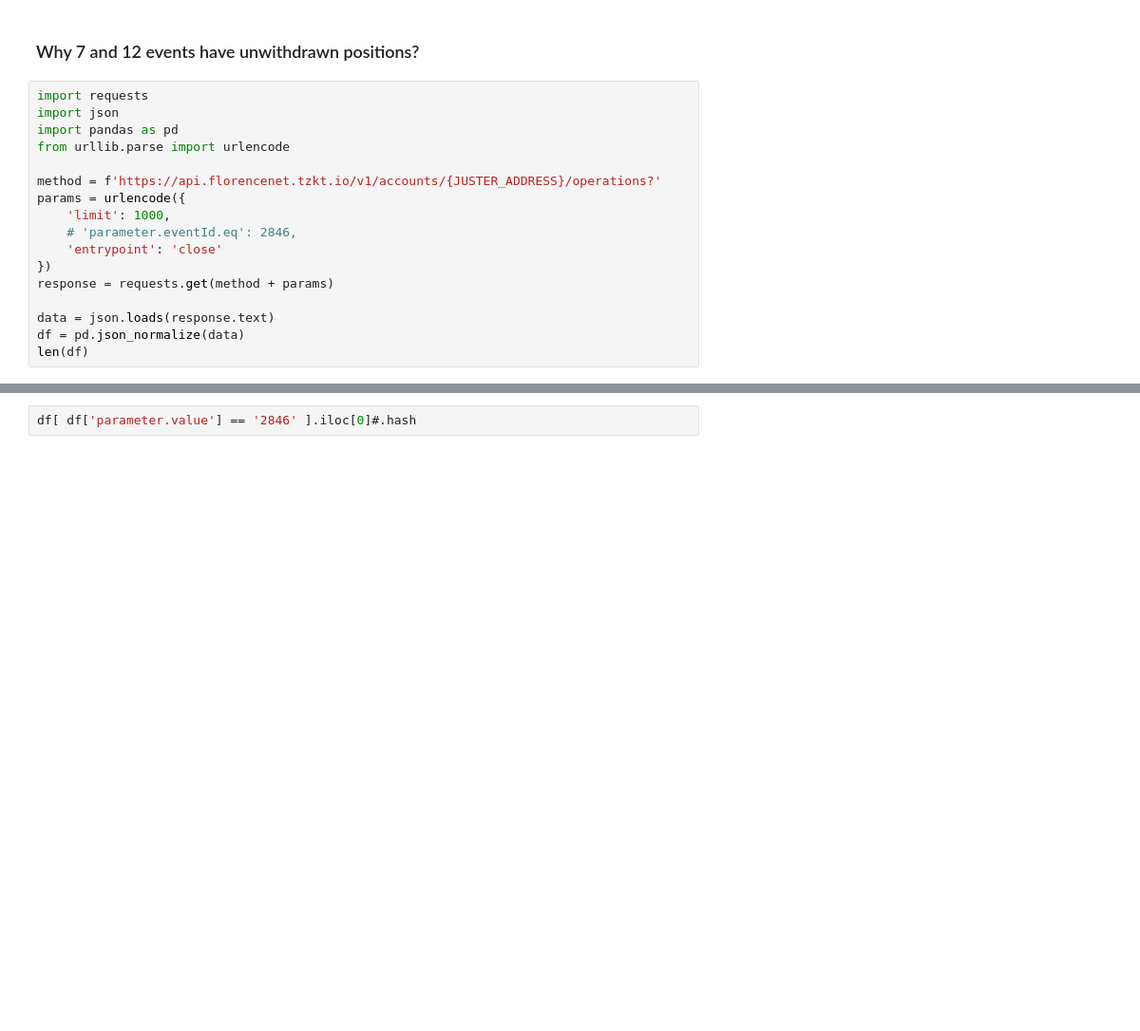
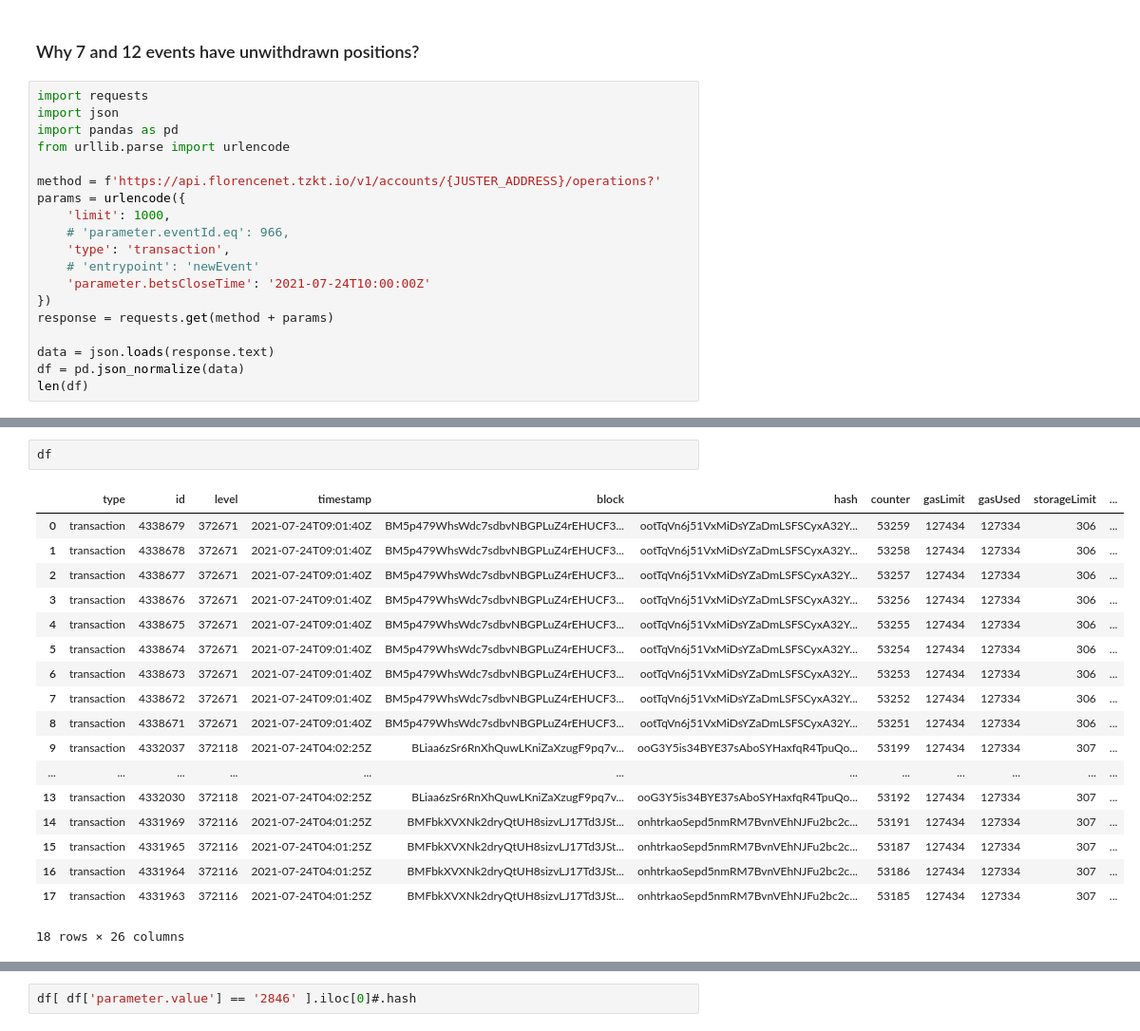
Before and after one commit to juster-finance/juster-core, a Jupyter notebook: projects/2021-07-19-juster-maker-proto/juster-maker-proto.ipynb, the cells around one changed output, grey strips where cells are left out. Shown at 95% size. Saved outputs shown, nothing was run; the diff lists cells and outputs as text; blank space fills up the shorter version.

```diff
--- a/projects/2021-07-19-juster-maker-proto/juster-maker-proto.ipynb
+++ b/projects/2021-07-19-juster-maker-proto/juster-maker-proto.ipynb
@@ -36,8 +36,10 @@ from urllib.parse import urlencode
 method = f'https://api.florencenet.tzkt.io/v1/accounts/{JUSTER_ADDRESS}/operations?'
 params = urlencode({
     'limit': 1000,
-    # 'parameter.eventId.eq': 2846,
-    'entrypoint': 'close'
+    # 'parameter.eventId.eq': 966,
+    'type': 'transaction',
+    # 'entrypoint': 'newEvent'
+    'parameter.betsCloseTime': '2021-07-24T10:00:00Z'
 })
 response = requests.get(method + params)
 
@@ -48,0 +71,21 @@ len(df)
+# %%
+df
+# %% [output]
+|  | type | id | level | timestamp | block | hash | counter | gasLimit | gasUsed | storageLimit | ... |
+| 0 | transaction | 4338679 | 372671 | 2021-07-24T09:01:40Z | BM5p479WhsWdc7sdbvNBGPLuZ4rEHUCF3... | ootTqVn6j51VxMiDsYZaDmLSFSCyxA32Y... | 53259 | 127434 | 127334 | 306 | ... |
+| 1 | transaction | 4338678 | 372671 | 2021-07-24T09:01:40Z | BM5p479WhsWdc7sdbvNBGPLuZ4rEHUCF3... | ootTqVn6j51VxMiDsYZaDmLSFSCyxA32Y... | 53258 | 127434 | 127334 | 306 | ... |
+| 2 | transaction | 4338677 | 372671 | 2021-07-24T09:01:40Z | BM5p479WhsWdc7sdbvNBGPLuZ4rEHUCF3... | ootTqVn6j51VxMiDsYZaDmLSFSCyxA32Y... | 53257 | 127434 | 127334 | 306 | ... |
+| 3 | transaction | 4338676 | 372671 | 2021-07-24T09:01:40Z | BM5p479WhsWdc7sdbvNBGPLuZ4rEHUCF3... | ootTqVn6j51VxMiDsYZaDmLSFSCyxA32Y... | 53256 | 127434 | 127334 | 306 | ... |
+| 4 | transaction | 4338675 | 372671 | 2021-07-24T09:01:40Z | BM5p479WhsWdc7sdbvNBGPLuZ4rEHUCF3... | ootTqVn6j51VxMiDsYZaDmLSFSCyxA32Y... | 53255 | 127434 | 127334 | 306 | ... |
+| 5 | transaction | 4338674 | 372671 | 2021-07-24T09:01:40Z | BM5p479WhsWdc7sdbvNBGPLuZ4rEHUCF3... | ootTqVn6j51VxMiDsYZaDmLSFSCyxA32Y... | 53254 | 127434 | 127334 | 306 | ... |
+| 6 | transaction | 4338673 | 372671 | 2021-07-24T09:01:40Z | BM5p479WhsWdc7sdbvNBGPLuZ4rEHUCF3... | ootTqVn6j51VxMiDsYZaDmLSFSCyxA32Y... | 53253 | 127434 | 127334 | 306 | ... |
+| 7 | transaction | 4338672 | 372671 | 2021-07-24T09:01:40Z | BM5p479WhsWdc7sdbvNBGPLuZ4rEHUCF3... | ootTqVn6j51VxMiDsYZaDmLSFSCyxA32Y... | 53252 | 127434 | 127334 | 306 | ... |
+| 8 | transaction | 4338671 | 372671 | 2021-07-24T09:01:40Z | BM5p479WhsWdc7sdbvNBGPLuZ4rEHUCF3... | ootTqVn6j51VxMiDsYZaDmLSFSCyxA32Y... | 53251 | 127434 | 127334 | 306 | ... |
+| 9 | transaction | 4332037 | 372118 | 2021-07-24T04:02:25Z | BLiaa6zSr6RnXhQuwLKniZaXzugF9pq7v... | ooG3Y5is34BYE37sAboSYHaxfqR4TpuQo... | 53199 | 127434 | 127334 | 307 | ... |
+| ... | ... | ... | ... | ... | ... | ... | ... | ... | ... | ... | ... |
+| 13 | transaction | 4332030 | 372118 | 2021-07-24T04:02:25Z | BLiaa6zSr6RnXhQuwLKniZaXzugF9pq7v... | ooG3Y5is34BYE37sAboSYHaxfqR4TpuQo... | 53192 | 127434 | 127334 | 307 | ... |
+| 14 | transaction | 4331969 | 372116 | 2021-07-24T04:01:25Z | BMFbkXVXNk2dryQtUH8sizvLJ17Td3JSt... | onhtrkaoSepd5nmRM7BvnVEhNJFu2bc2c... | 53191 | 127434 | 127334 | 307 | ... |
+| 15 | transaction | 4331965 | 372116 | 2021-07-24T04:01:25Z | BMFbkXVXNk2dryQtUH8sizvLJ17Td3JSt... | onhtrkaoSepd5nmRM7BvnVEhNJFu2bc2c... | 53187 | 127434 | 127334 | 307 | ... |
+| 16 | transaction | 4331964 | 372116 | 2021-07-24T04:01:25Z | BMFbkXVXNk2dryQtUH8sizvLJ17Td3JSt... | onhtrkaoSepd5nmRM7BvnVEhNJFu2bc2c... | 53186 | 127434 | 127334 | 307 | ... |
+| 17 | transaction | 4331963 | 372116 | 2021-07-24T04:01:25Z | BMFbkXVXNk2dryQtUH8sizvLJ17Td3JSt... | onhtrkaoSepd5nmRM7BvnVEhNJFu2bc2c... | 53185 | 127434 | 127334 | 307 | ... |
+18 rows × 26 columns
```
Also changed, not shown: parts of 5 cells of this notebook, 1 other file.
